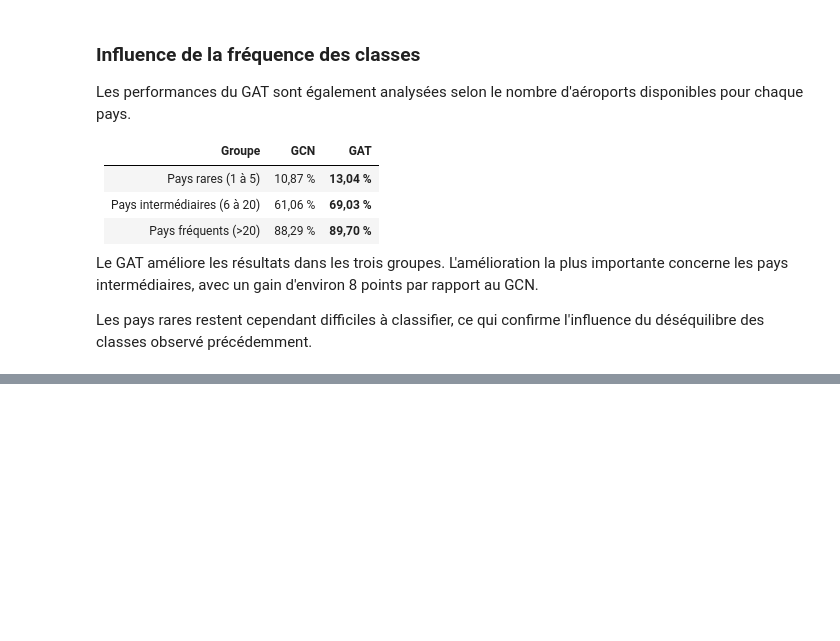
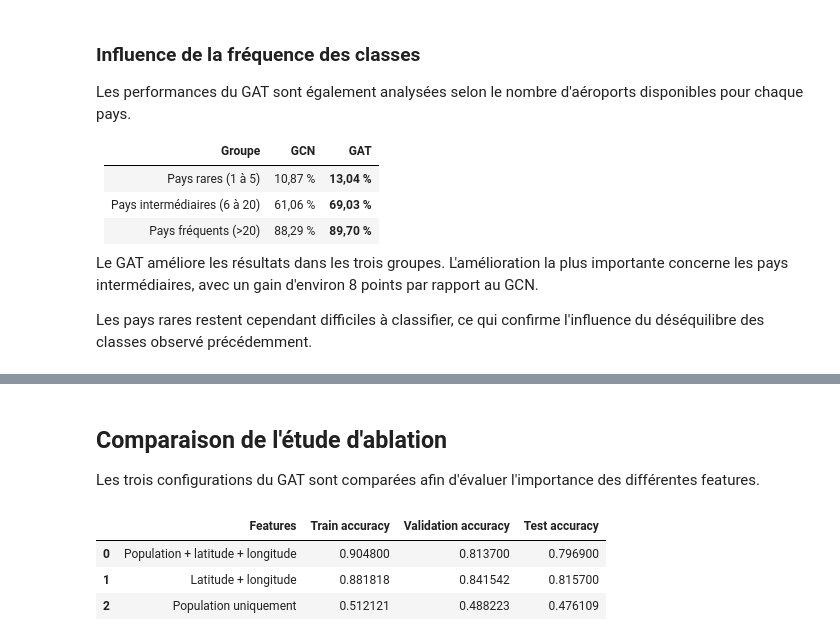
Before and after one commit to segmentSK9/Projet-GNN-, a Jupyter notebook: PROJET_GNN.ipynb, the cells around one changed output, grey strips where cells are left out. Drawn from its saved outputs; the diff is of its cells as text; code cells hidden in the pictures; blank space fills up the shorter version.

```diff
--- a/PROJET_GNN.ipynb
+++ b/PROJET_GNN.ipynb
@@ -1739,0 +2338,11 @@ Les pays rares restent cependant difficiles à classifier, ce qui confirme l'inf
+# %%
+# data.x = [population, latitude, longitude]
+# On conserve uniquement la population
+
+x_population_only = data.x[:, 0:1]
+
+print("Shape features complètes :", data.x.shape)
+print("Shape population seule   :", x_population_only.shape)
+
+print("\nPremier nœud complet :", data.x[0])
+print("Premier nœud population seule :", x_population_only[0])
@@ -1739,0 +2501,34 @@ Les pays rares restent cependant difficiles à classifier, ce qui confirme l'inf
+# %% [markdown]
+## Comparaison de l'étude d'ablation
+
+Les trois configurations du GAT sont comparées afin d'évaluer l'importance des différentes features.
+# %%
+ablation_results = pd.DataFrame({
+    "Features": [
+        "Population + latitude + longitude",
+        "Latitude + longitude",
+        "Population uniquement"
+    ],
+    "Train accuracy": [
+        0.9048,
+        train_acc_no_pop,
+        train_acc_pop_only
+    ],
+    "Validation accuracy": [
+        0.8137,
+        val_acc_no_pop,
+        val_acc_pop_only
+    ],
+    "Test accuracy": [
+        0.7969,
+        test_acc_no_pop,
+        test_acc_pop_only
+    ]
+})
+
+ablation_results
+# %% [output]
+|  | Features | Train accuracy | Validation accuracy | Test accuracy |
+| 0 | Population + latitude + longitude | 0.904800 | 0.813700 | 0.796900 |
+| 1 | Latitude + longitude | 0.881818 | 0.841542 | 0.815700 |
+| 2 | Population uniquement | 0.512121 | 0.488223 | 0.476109 |
```
Also changed, not shown: parts of 63 cells of this notebook.
